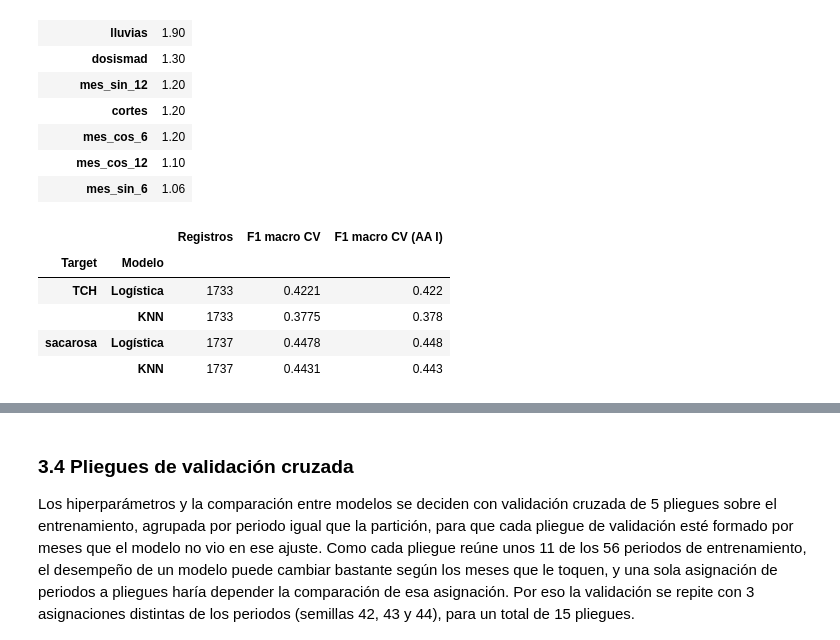
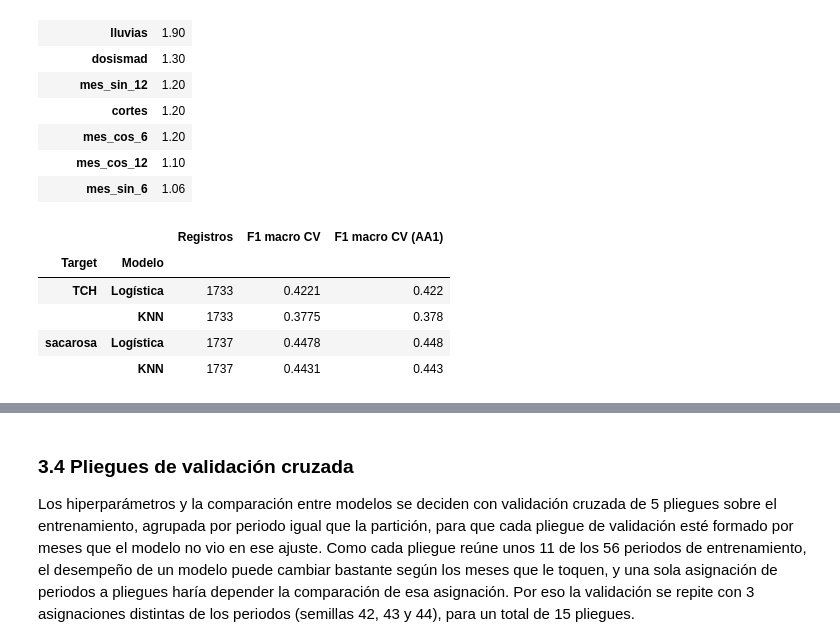
Before and after one commit to juanestebancg2806/sugarcane-yield-quality-prediction, a Jupyter notebook: 03_comparacion_modelos_ipsa.ipynb, the cells around one changed output, grey strips where cells are left out. Saved outputs shown, nothing was run; the diff lists cells and outputs as text; code cells hidden in the pictures.

```diff
--- a/03_comparacion_modelos_ipsa.ipynb
+++ b/03_comparacion_modelos_ipsa.ipynb
@@ -840,17 +840,17 @@ Lluvias: mediana general 132.5 mm | tope (P99) 748.1 mm
 | mes_cos_12 | 1.10 |
 | mes_sin_6 | 1.06 |
 # %%
-# 3.3 Reproducción del F1 macro de validación cruzada de los modelos finales de AA I (umbrales del Ingenio)
+# 3.3 Reproducción del F1 macro de validación cruzada de los modelos finales de AA1 (umbrales del Ingenio)
 from sklearn.linear_model import LogisticRegression
 from sklearn.model_selection import cross_validate
 from sklearn.neighbors import KNeighborsClassifier
 
-# Resultados de AA I (02_modelos_clasificacion.ipynb, sección 17.1, columna "F1 CV"), con tres decimales
+# Resultados de AA1 (02_modelos_clasificacion.ipynb, sección 17.1, columna "F1 CV"), con tres decimales
 F1_CV_AA1 = {("TCH", "Logística"): 0.422, ("TCH", "KNN"): 0.378,
              ("sacarosa", "Logística"): 0.448, ("sacarosa", "KNN"): 0.443}
-TOLERANCIA_F1 = 5e-4 + 1e-9  # los valores de AA I están redondeados a tres decimales
+TOLERANCIA_F1 = 5e-4 + 1e-9  # los valores de AA1 están redondeados a tres decimales
 
-# Hiperparámetros de los modelos finales de AA I. C sale de su grilla logspace(-3, 2, 11): índices 7 (10^0.5) y 8 (10)
+# Hiperparámetros de los modelos finales de AA1. C sale de su grilla logspace(-3, 2, 11): índices 7 (10^0.5) y 8 (10)
 GRILLA_C_AA1 = np.logspace(-3, 2, 11)
 MODELOS_AA1 = {
     ("TCH", "Logística"): LogisticRegression(solver="saga", max_iter=5000, random_state=RANDOM_STATE,
@@ -861,45 +861,45 @@ MODELOS_AA1 = {
     ("sacarosa", "KNN"): KNeighborsClassifier(n_neighbors=9, weights="distance"),
 }
 
-# Preprocesador con los predictores de AA I y su orden de columnas: lluvias, numéricas (con pct_diatrea), armónicos, tenencia
+# Preprocesador con los predictores de AA1 y su orden de columnas: lluvias, numéricas (con pct_diatrea), armónicos, tenencia
 NUMERICAS_AA1 = ["edad", "cortes", "semsmad", "pct_diatrea", "dosismad"]
 
 
 def crear_preprocesador_aa1():
-    """Mismas reglas que crear_preprocesador, con los predictores y el orden de columnas de AA I."""
+    """Mismas reglas que crear_preprocesador, con los predictores y el orden de columnas de AA1."""
     columnas = ColumnTransformer(
         [
             ("lluvias", ImputadorLluvias(), ["lluvias", PREDICTOR_MES]),
             ("numericas", SimpleImputer(strategy="median"), NUMERICAS_AA1),
             ("mes", ArmonicosMes(), [PREDICTOR_MES]),
             ("tenencia", OneHotEncoder(categories=[CODIGOS_TENENCIA], drop="first", sparse_output=False),
              PREDICTORES_CATEGORICOS),
         ],
         remainder="drop",
         verbose_feature_names_out=False,
     )
     return Pipeline([("columnas", columnas), ("escalado", StandardScaler())]).set_output(transform="pandas")
 
 
-# Pliegues de AA I: un solo StratifiedGroupKFold, estratificado por la clase de cada target (etiquetas de texto)
+# Pliegues de AA1: un solo StratifiedGroupKFold, estratificado por la clase de cada target (etiquetas de texto)
 pliegues_aa1 = StratifiedGroupKFold(n_splits=5, shuffle=True, random_state=RANDOM_STATE)
 
 filas_aa1 = []
 for (target, nombre_modelo), modelo in MODELOS_AA1.items():
     columna_clase = COLUMNA_CLASE[target]
     datos = df_train[df_train[columna_clase].notna()]
     pipeline_aa1 = Pipeline([("prep", crear_preprocesador_aa1()), ("modelo", modelo)])
     resultados = cross_validate(pipeline_aa1, datos[PREDICTORES + ["pct_diatrea"]], datos[columna_clase].astype(str),
                                 groups=datos["periodo"], cv=pliegues_aa1, scoring="f1_macro", n_jobs=-1)
     f1_cv = resultados["test_score"].mean()
     filas_aa1.append({"Target": target, "Modelo": nombre_modelo, "Registros": len(datos),
-                      "F1 macro CV": f1_cv, "F1 macro CV (AA I)": F1_CV_AA1[(target, nombre_modelo)]})
+                      "F1 macro CV": f1_cv, "F1 macro CV (AA1)": F1_CV_AA1[(target, nombre_modelo)]})
     assert abs(f1_cv - F1_CV_AA1[(target, nombre_modelo)]) < TOLERANCIA_F1, \
-        f"{target} | {nombre_modelo}: F1 = {f1_cv:.4f}, el preprocesamiento no reproduce el de AA I"
+        f"{target} | {nombre_modelo}: F1 = {f1_cv:.4f}, el preprocesamiento no reproduce el de AA1"
 
 display(pd.DataFrame(filas_aa1).set_index(["Target", "Modelo"]).round(4))
 # %% [output]
-|  |  | Registros | F1 macro CV | F1 macro CV (AA I) |
+|  |  | Registros | F1 macro CV | F1 macro CV (AA1) |
 | Target | Modelo |  |  |  |
 | TCH | Logística | 1733 | 0.4221 | 0.422 |
 |  | KNN | 1733 | 0.3775 | 0.378 |
```
Also changed, not shown: parts of 13 cells of this notebook.
